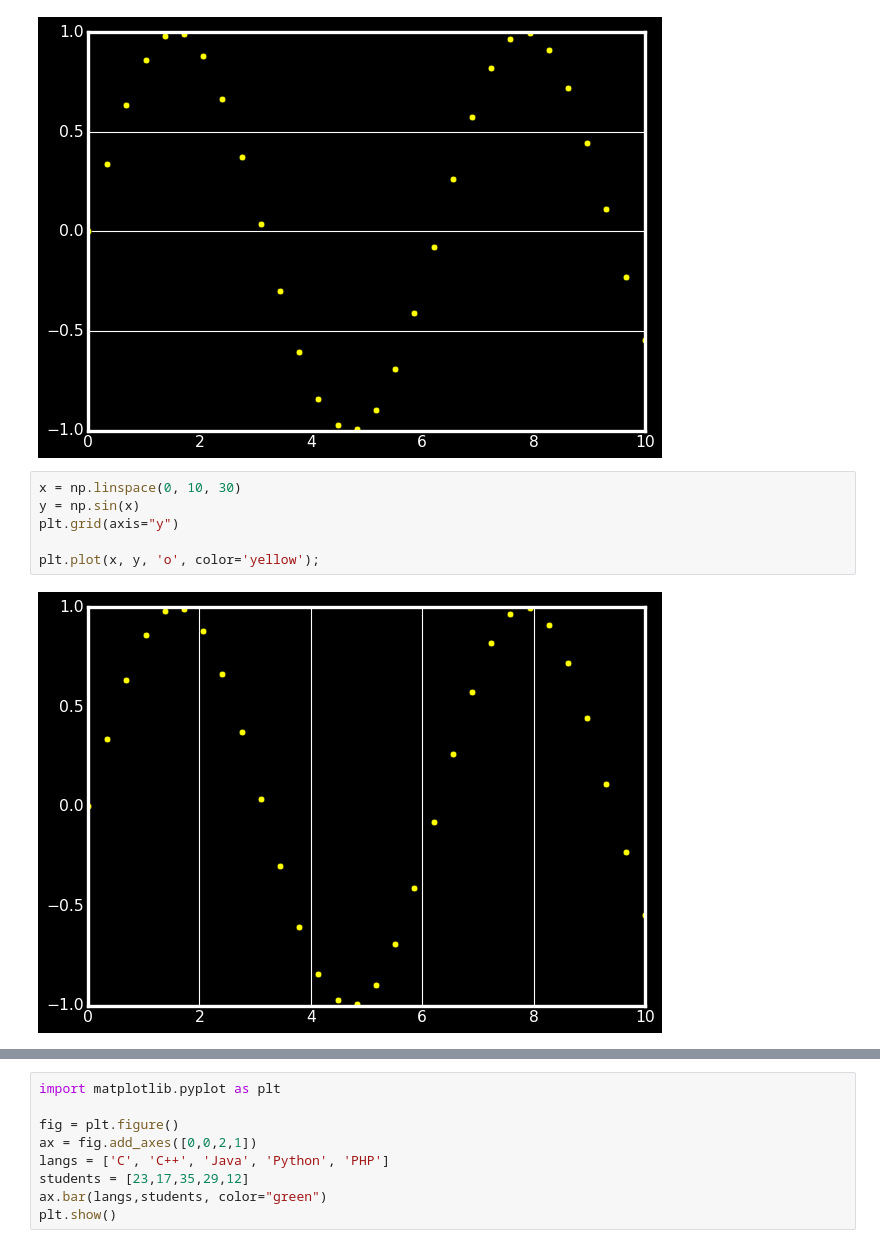
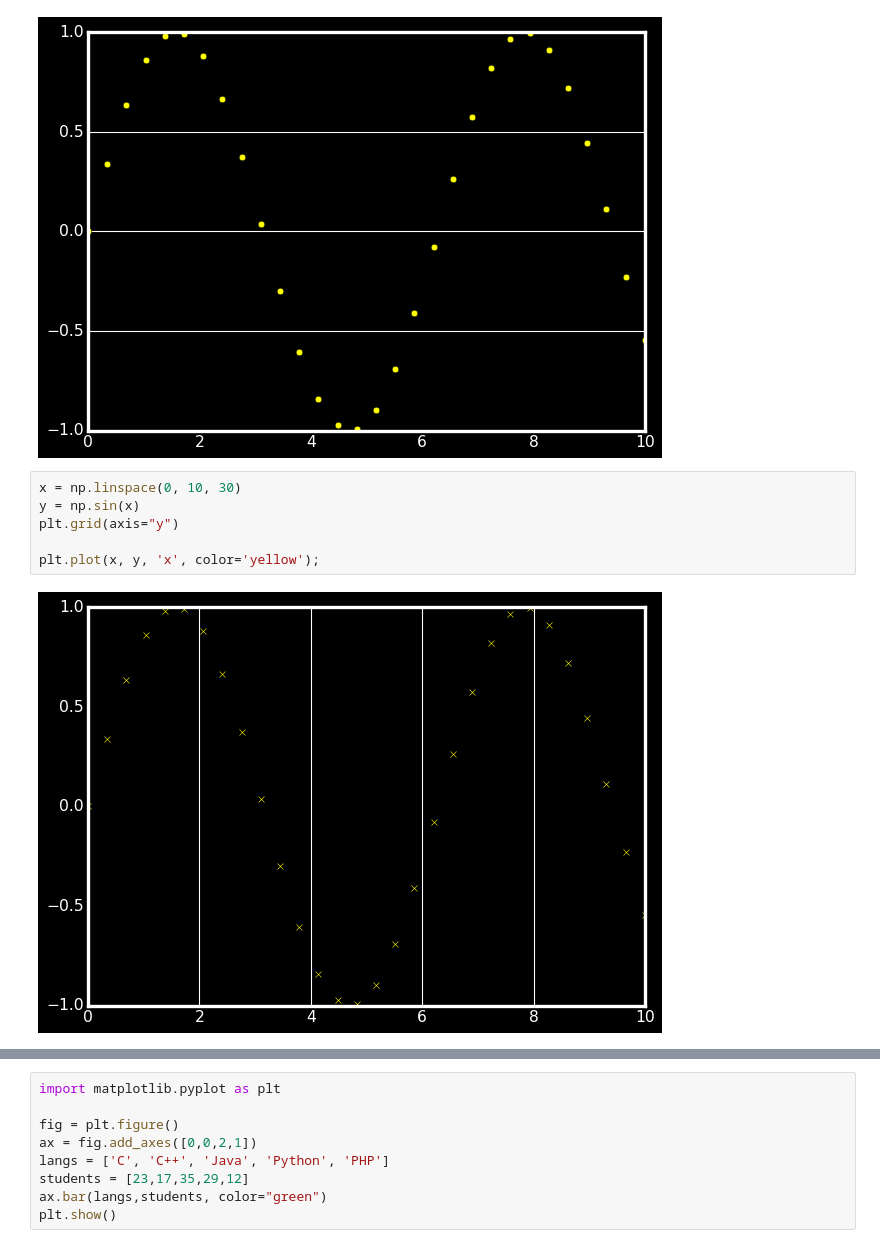
Before and after one commit to Bits-of-Data-PL/PythonDataScience, a Jupyter notebook: 08.Wizualizacja_1z3.ipynb, the cells around one changed output, grey strips where cells are left out. Saved outputs shown, nothing was run; the diff lists cells and outputs as text.

```diff
--- a/08.Wizualizacja_1z3.ipynb
+++ b/08.Wizualizacja_1z3.ipynb
@@ -77,11 +79,11 @@ plt.plot(x, y, 'o', color='yellow');
 # %%
 x = np.linspace(0, 10, 30)
 y = np.sin(x)
 plt.grid(axis="y")
 
-plt.plot(x, y, 'o', color='yellow');
+plt.plot(x, y, 'x', color='yellow');
 # %% [output]
-[figure, old version]
+[figure, new version]
 # %%
 plt.figure(figsize=(20,10))
 plt.style.use("dark_background")
```
Also changed, not shown: parts of 22 cells of this notebook.
